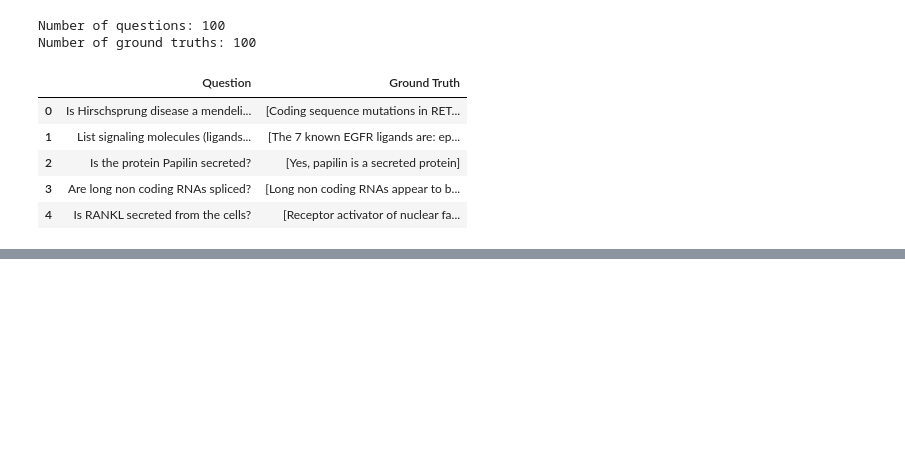
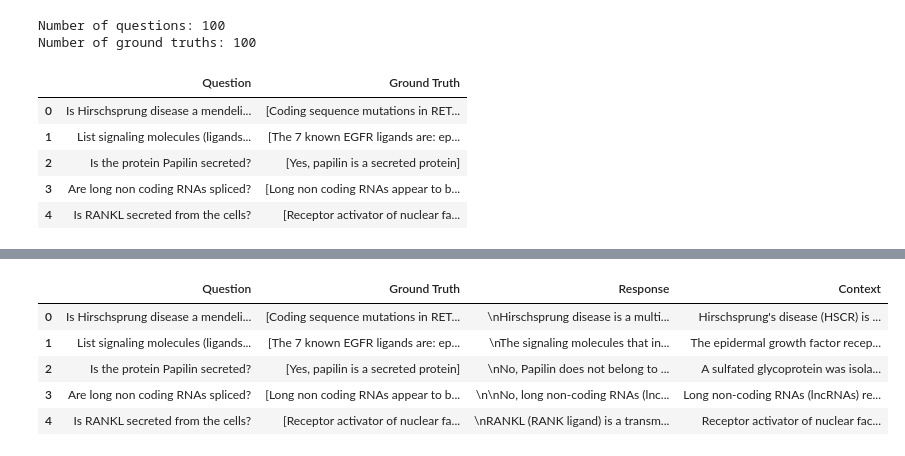
Before and after one commit to Abhijith-Nagarajan/RAG_POC, a Jupyter notebook: POC/llamaindex_eval.ipynb, the cells around one changed output, grey strips where cells are left out. Cells and saved outputs as stored; diff of their text form; code cells hidden in the pictures; blank space fills up the shorter version.

```diff
--- a/POC/llamaindex_eval.ipynb
+++ b/POC/llamaindex_eval.ipynb
@@ -206,8 +210,15 @@ chat_engine = CondenseQuestionChatEngine.from_defaults(
 # %%
 sample_questions = bioasq_df['Question'][:3]
 sample_gt = bioasq_df['Ground Truth'][:3]
+# %%
+def get_answer_context(query):
+    response = chat_engine.chat(query)
+    chunks = [n.node.get_content() for n in response.source_nodes]
+    context_str = "\n".join(chunks)
+
+    return pd.Series({"Response": response.response, "Context": context_str})
+# %%
+test_df = bioasq_df.iloc[:5,:]
 # %%
-for query in sample_questions:
-    response = chat_engine.chat(query)
-    print(query)
+test_df[['Response','Context']] = test_df['Question'].apply(lambda row: get_answer_context(row))
 # %% [output]
@@ -216,0 +242,9 @@ Is the protein Papilin secreted?
+# %%
+test_df
+# %% [output]
+|  | Question | Ground Truth | Response | Context |
+| 0 | Is Hirschsprung disease a mendeli... | [Coding sequence mutations in RET... | \nHirschsprung disease is a multi... | Hirschsprung's disease (HSCR) is ... |
+| 1 | List signaling molecules (ligands... | [The 7 known EGFR ligands are: ep... | \nThe signaling molecules that in... | The epidermal growth factor recep... |
+| 2 | Is the protein Papilin secreted? | [Yes, papilin is a secreted protein] | \nNo, Papilin does not belong to ... | A sulfated glycoprotein was isola... |
+| 3 | Are long non coding RNAs spliced? | [Long non coding RNAs appear to b... | \n\nNo, long non-coding RNAs (lnc... | Long non-coding RNAs (lncRNAs) re... |
+| 4 | Is RANKL secreted from the cells? | [Receptor activator of nuclear fa... | \nRANKL (RANK ligand) is a transm... | Receptor activator of nuclear fac... |
```
Also changed, not shown: parts of 11 cells of this notebook, 1 other file.
